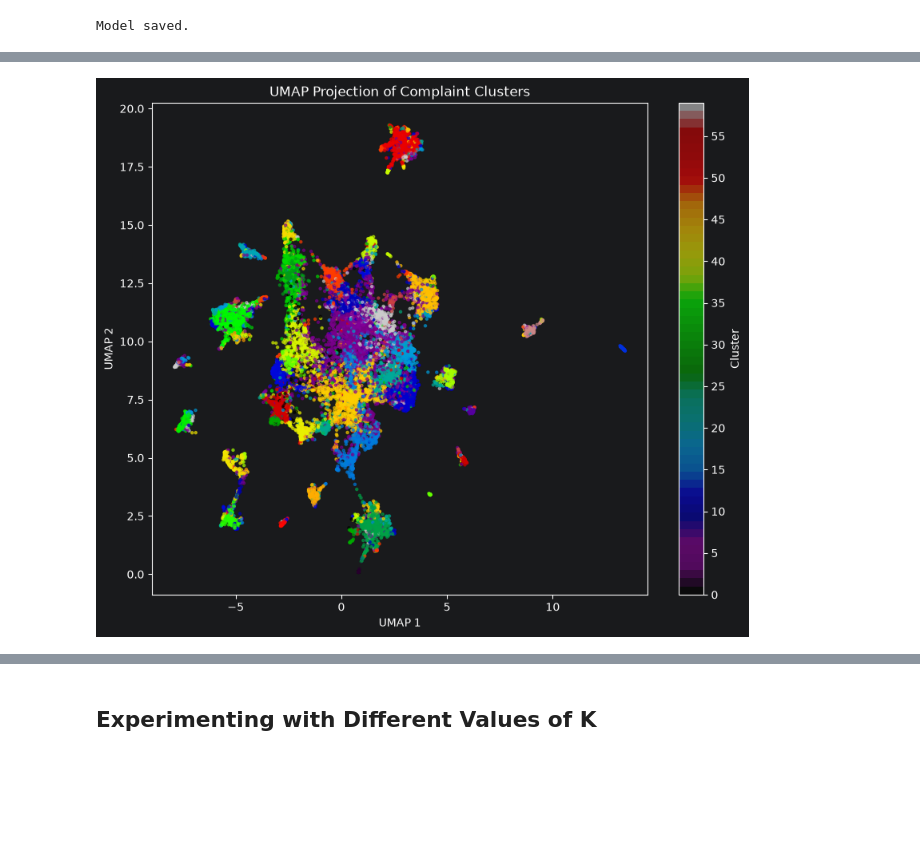
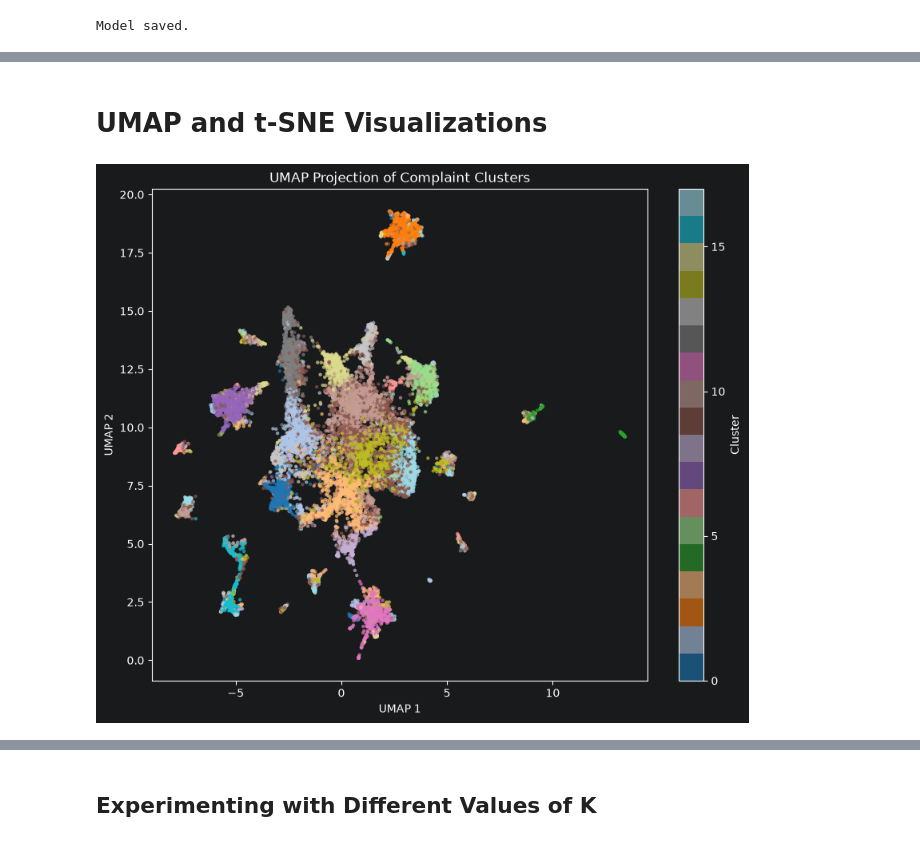
Before and after one commit to n-tamm/cfpb_mortgage_complaints, a Jupyter notebook: notebooks/06a_unsupervised_model_development_kmeans.ipynb, the cells around one changed output, grey strips where cells are left out. Cells and saved outputs as stored; diff of their text form; code cells hidden in the pictures; blank space fills up the shorter version.

Commit message:
Update unsupervised notebooks

```diff
--- a/notebooks/06a_unsupervised_model_development_kmeans.ipynb
+++ b/notebooks/06a_unsupervised_model_development_kmeans.ipynb
@@ -80,4 +155,14 @@ Records after dropping duplicates: 398,004
 # }
 #
 # custom_stopwords = ENGLISH_STOP_WORDS.union(domain_stopwords)
+# %%
+# If re-running notebook, load the trained Vectorizer
+tfidf = joblib.load('tfidf_vectorizer.joblib')
+
+# Transform rather than re-fit
+X_tfidf = tfidf.transform(
+    df_narratives['processed_narrative']
+)
+
+print(X_tfidf.shape)
 # %%
@@ -270 +315,8 @@ results_df
+# %%
+# If re-running notebook, load the trained K-Means
+kmeans = joblib.load('kmeans_clusters.joblib')
+
+# Predict rather than re-fit
+df_narratives['cluster'] = kmeans.fit_predict(X_tfidf)
+df_narratives['cluster'].value_counts().sort_index()
 # %%
@@ -407,17 +410,3 @@ joblib.dump(
 print('Model saved.')
 # %% [output]
 Model saved.
-# %%
-# Get inertia values to use for elbow plot
-inertia_values = []
-
-for k in range(5, 61):
-    model = MiniBatchKMeans(
-        n_clusters=k,
-        random_state=42,
-        batch_size=1000
-    )
-
-    model.fit(X_tfidf)
-
-    inertia_values.append(model.inertia_)
@@ -443,3 +413,5 @@ plt.show()
+# %% [markdown]
+# UMAP and t-SNE Visualizations
 # %%
 # Take sample to use for UMAP
 sample_size = 20000
@@ -450,7 +422,12 @@ sample_idx = df_narratives.sample(
 ).index
 
 X_sample = X_tfidf[sample_idx]
-cluster_sample = df_narratives.loc[sample_idx, 'cluster']
+
+cluster_sample = (
+    df_narratives
+    .loc[sample_idx, 'cluster']
+    .astype(int)
+)
 # %%
 # Run SVD on 20k sample
 svd = TruncatedSVD(
@@ -471,32 +448,33 @@ umap_model = umap.UMAP(
 
 X_umap = umap_model.fit_transform(X_sample_svd)
 # %%
-k = 60
+# Plot the UMAP
+k = 18
 
-cmap = plt.colormaps['nipy_spectral'].resampled(k)
+cmap = plt.colormaps['tab20'].resampled(k)
 
 plt.figure(figsize=(10, 8))
 
 scatter = plt.scatter(
     X_umap[:, 0],
     X_umap[:, 1],
     c=cluster_sample,
     cmap=cmap,
     s=5,
     alpha=0.6
 )
 
 plt.title('UMAP Projection of Complaint Clusters')
 plt.xlabel('UMAP 1')
 plt.ylabel('UMAP 2')
 
 cbar = plt.colorbar(
     scatter,
     ticks=range(0, k, 5)
 )
 
 cbar.set_label('Cluster')
 
 plt.show()
 # %% [output]
-[figure, old version]
+[figure, new version]
```
Also changed, not shown: parts of 18 cells of this notebook, 7 other files.
